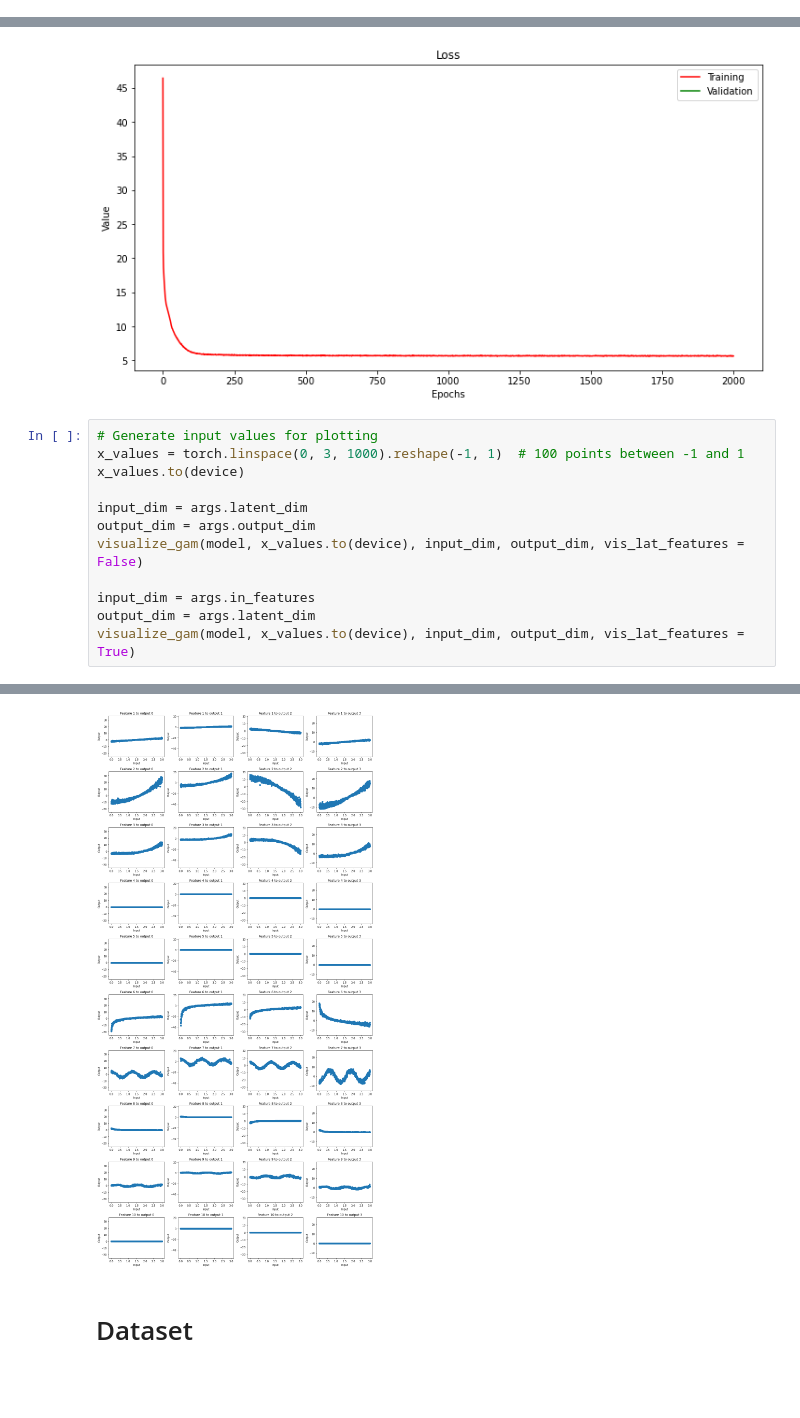
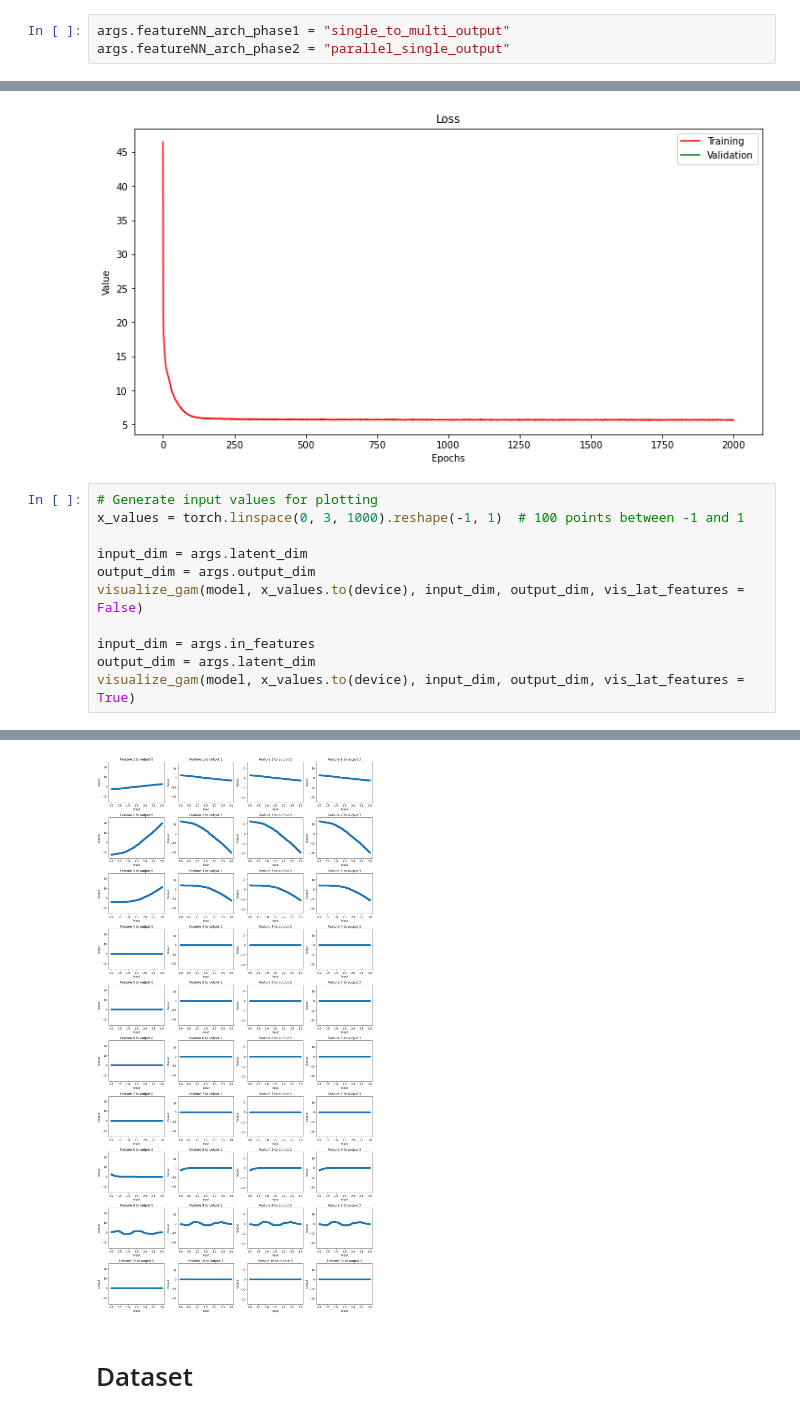
Before and after one commit to yuvalzehavi22/multi-classification-NAM, a Jupyter notebook: multi_class_nam.ipynb, the cells around one changed output, grey strips where cells are left out. Cells and saved outputs as stored; diff of their text form; blank space fills up the shorter version.

Commit message:
results for new arch

```diff
--- a/multi_class_nam.ipynb
+++ b/multi_class_nam.ipynb
@@ -84,0 +73,3 @@ X[0], X[:,0]
+# %%
+args.featureNN_arch_phase1 = "single_to_multi_output"
+args.featureNN_arch_phase2 = "parallel_single_output"
@@ -203,7 +199,6 @@ plt.show()
 # %%
 # Generate input values for plotting
 x_values = torch.linspace(0, 3, 1000).reshape(-1, 1)  # 100 points between -1 and 1
-x_values.to(device)
 
 input_dim = args.latent_dim
 output_dim = args.output_dim
@@ -217,4 +212,4 @@ visualize_gam(model, x_values.to(device), input_dim, output_dim, vis_lat_feature
-[figure, old version]
+[figure, new version]
 # %% [markdown]
 # Dataset
 # %%
```
Also changed, not shown: parts of 8 cells of this notebook, 5 other files.
